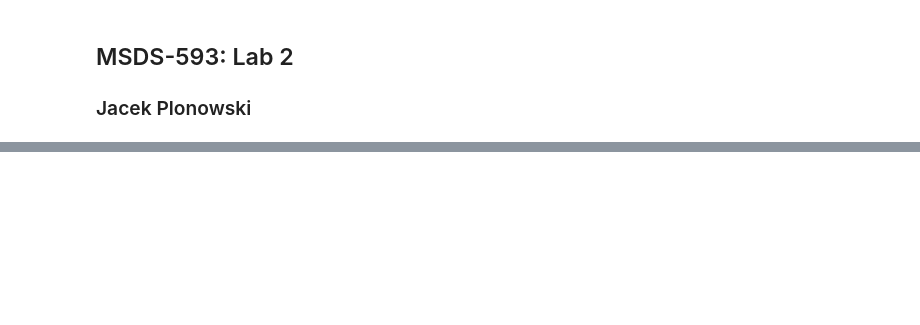
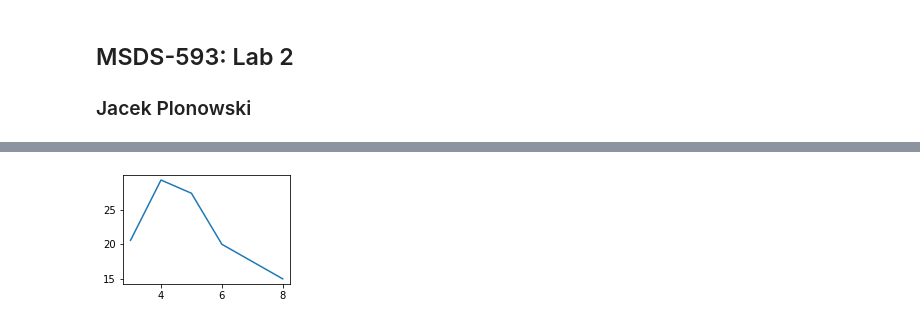
Before and after one commit to jpnski/msds593, a Jupyter notebook: labs/lab-8-27.ipynb, the cells around one changed output, grey strips where cells are left out. Cells and saved outputs as stored; diff of their text form; code cells hidden in the pictures; blank space fills up the shorter version.

```diff
--- a/labs/lab-8-27.ipynb
+++ b/labs/lab-8-27.ipynb
@@ -10,0 +63,6 @@ plt.plot([1,2,3],
+# %%
+fig, ax = plt.subplots(figsize=(3,2))
+ax.plot(cyl, avg_mpg)
+plt.show()
+# %% [output]
+[figure, added]
```
Also changed, not shown: parts of 27 cells of this notebook.
